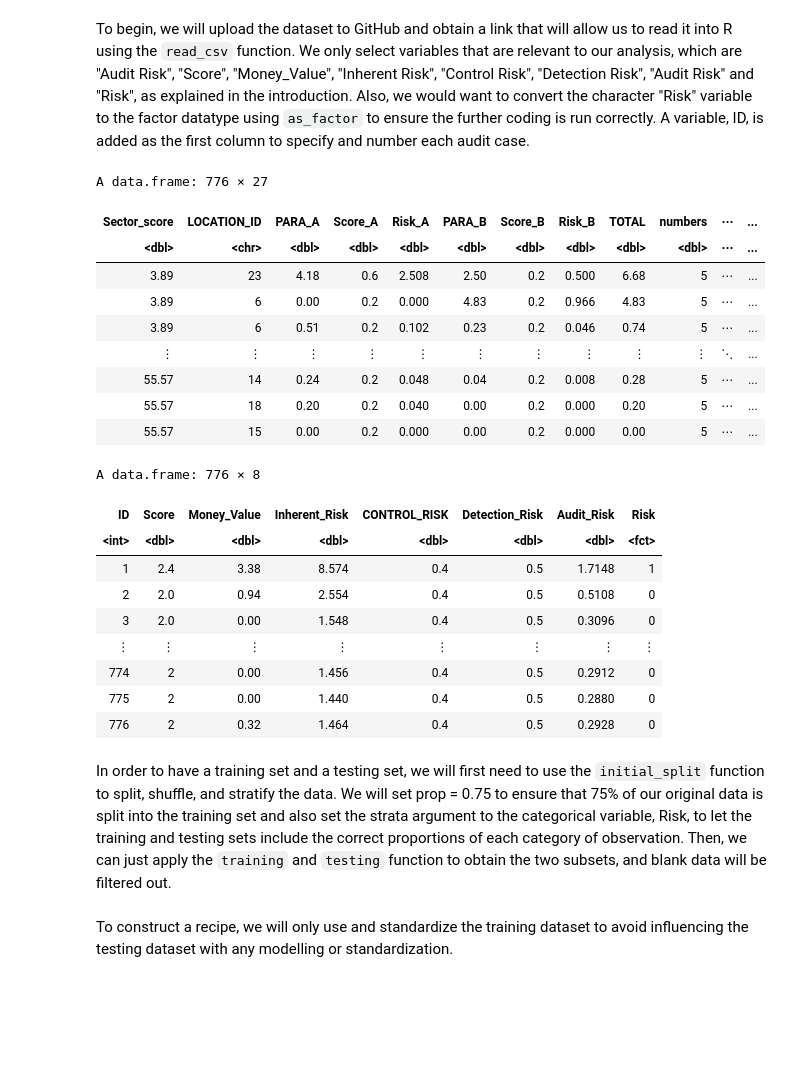
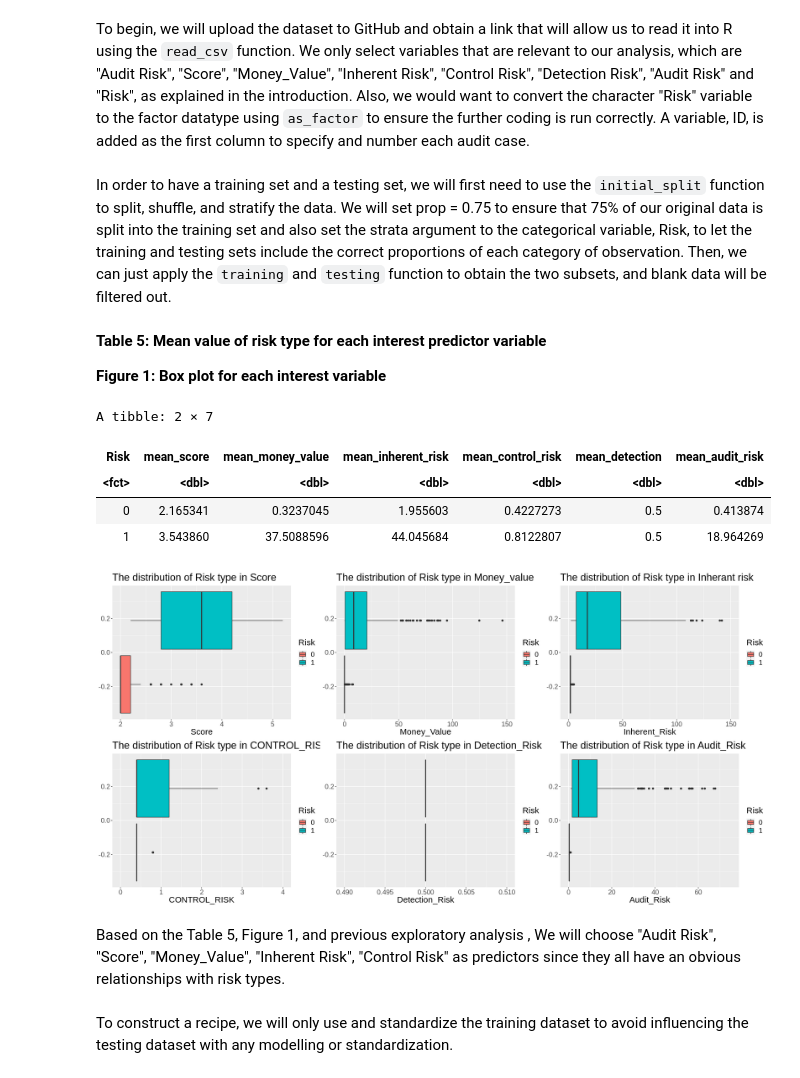
Before and after one commit to RofiaChen555/dsci-100-group-project, a Jupyter notebook: dsci100-proposal.ipynb, the cells around one changed output. Saved outputs shown, nothing was run; the diff lists cells and outputs as text; code cells hidden in the pictures; blank space fills up the shorter version.

```diff
--- a/dsci100-proposal.ipynb
+++ b/dsci100-proposal.ipynb
@@ -188,35 +187,11 @@ To begin, we will upload the dataset to GitHub and obtain a link that will allow
 set.seed(2022)
 
 audit_risk<- read.csv("https://raw.githubusercontent.com/RofiaChen555/dsci-100-group-project/main/data/audit_risk.csv")
-audit_risk
 
 risk_dataset <- select(audit_risk, Score, Money_Value, Inherent_Risk, CONTROL_RISK, Detection_Risk, Audit_Risk, Risk)|>
             mutate(Risk = as_factor(Risk))
 
 risk_dataset <- tibble::rowid_to_column(risk_dataset, "ID")
-
-risk_dataset
-# %% [output]
-A data.frame: 776 × 27
-| Sector_score | LOCATION_ID | PARA_A | Score_A | Risk_A | PARA_B | Score_B | Risk_B | TOTAL | numbers | ⋯ | ... |
-| <dbl> | <chr> | <dbl> | <dbl> | <dbl> | <dbl> | <dbl> | <dbl> | <dbl> | <dbl> | ⋯ | ... |
-| 3.89 | 23 | 4.18 | 0.6 | 2.508 | 2.50 | 0.2 | 0.500 | 6.68 | 5 | ⋯ | ... |
-| 3.89 | 6 | 0.00 | 0.2 | 0.000 | 4.83 | 0.2 | 0.966 | 4.83 | 5 | ⋯ | ... |
-| 3.89 | 6 | 0.51 | 0.2 | 0.102 | 0.23 | 0.2 | 0.046 | 0.74 | 5 | ⋯ | ... |
-| ⋮ | ⋮ | ⋮ | ⋮ | ⋮ | ⋮ | ⋮ | ⋮ | ⋮ | ⋮ | ⋱ | ... |
-| 55.57 | 14 | 0.24 | 0.2 | 0.048 | 0.04 | 0.2 | 0.008 | 0.28 | 5 | ⋯ | ... |
-| 55.57 | 18 | 0.20 | 0.2 | 0.040 | 0.00 | 0.2 | 0.000 | 0.20 | 5 | ⋯ | ... |
-| 55.57 | 15 | 0.00 | 0.2 | 0.000 | 0.00 | 0.2 | 0.000 | 0.00 | 5 | ⋯ | ... |
-A data.frame: 776 × 8
-| ID | Score | Money_Value | Inherent_Risk | CONTROL_RISK | Detection_Risk | Audit_Risk | Risk |
-| <int> | <dbl> | <dbl> | <dbl> | <dbl> | <dbl> | <dbl> | <fct> |
-| 1 | 2.4 | 3.38 | 8.574 | 0.4 | 0.5 | 1.7148 | 1 |
-| 2 | 2.0 | 0.94 | 2.554 | 0.4 | 0.5 | 0.5108 | 0 |
-| 3 | 2.0 | 0.00 | 1.548 | 0.4 | 0.5 | 0.3096 | 0 |
-| ⋮ | ⋮ | ⋮ | ⋮ | ⋮ | ⋮ | ⋮ | ⋮ |
-| 774 | 2 | 0.00 | 1.456 | 0.4 | 0.5 | 0.2912 | 0 |
-| 775 | 2 | 0.00 | 1.440 | 0.4 | 0.5 | 0.2880 | 0 |
-| 776 | 2 | 0.32 | 1.464 | 0.4 | 0.5 | 0.2928 | 0 |
 # %% [markdown]
 In order to have a training set and a testing set, we will first need to use the `initial_split` function to split, shuffle, and stratify the data. We will set
 prop = 0.75 to ensure that 75% of our original data is split into the training set and also set the strata argument to the categorical variable, Risk, to let
@@ -228,6 +203,22 @@ audit_risk_train <- training(audit_risk_split)|>
                 filter(!is.na(Money_Value))
 audit_risk_test <- testing(audit_risk_split)|>
                 filter(!is.na(Money_Value))
+# %% [markdown]
+**Table 5: Mean value of risk type for each interest predictor variable**
+
+**Figure 1: Box plot for each interest variable**
+# %%
+summary
+plot_summary
+# %% [output]
+A tibble: 2 × 7
+| Risk | mean_score | mean_money_value | mean_inherent_risk | mean_control_risk | mean_detection | mean_audit_risk |
+| <fct> | <dbl> | <dbl> | <dbl> | <dbl> | <dbl> | <dbl> |
+| 0 | 2.165341 | 0.3237045 | 1.955603 | 0.4227273 | 0.5 | 0.413874 |
+| 1 | 3.543860 | 37.5088596 | 44.045684 | 0.8122807 | 0.5 | 18.964269 |
+[figure, added]
+# %% [markdown]
+Based on the Table 5, Figure 1, and previous exploratory analysis , We will choose "Audit Risk", "Score", "Money_Value", "Inherent Risk", "Control Risk" as predictors since they all have an obvious relationships with risk types.
 # %% [markdown]
 To construct a recipe, we will only use and standardize the training dataset to avoid influencing the testing dataset with any modelling or standardization.
 # %%
```
Also changed, not shown: parts of 17 cells of this notebook.
